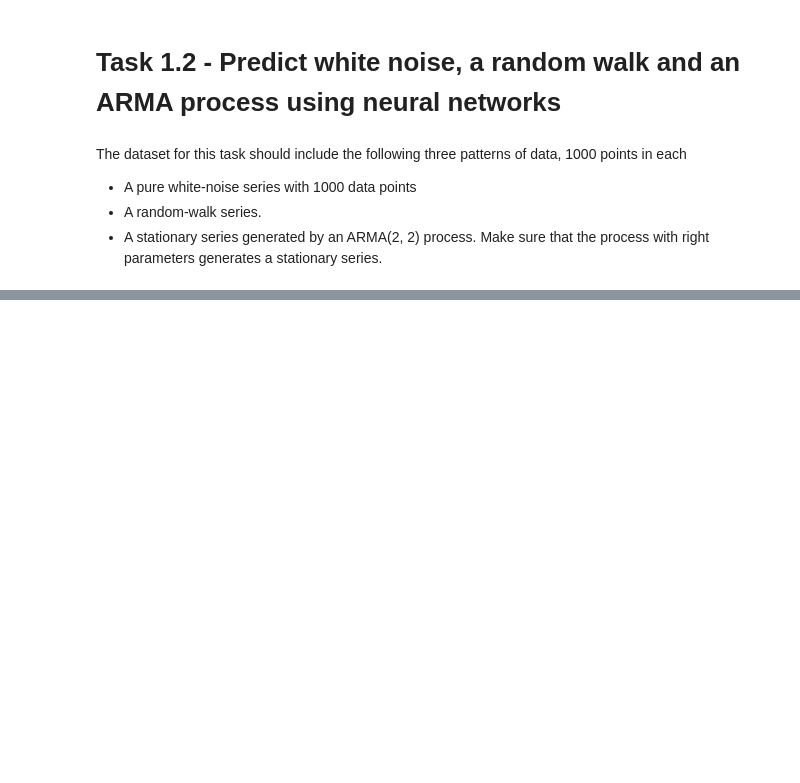
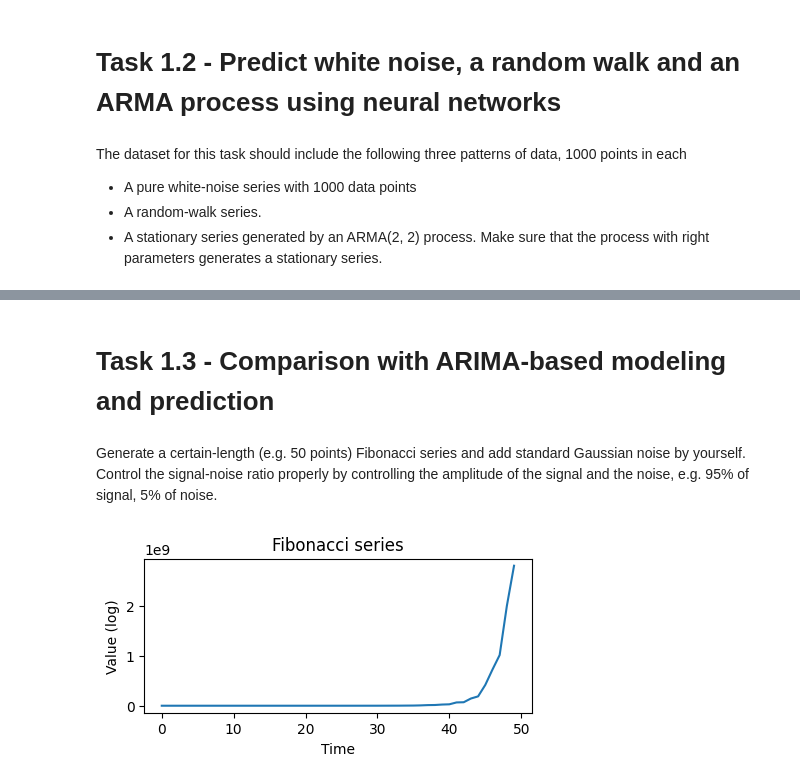
Before and after one commit to BeethovenKodar/IL2233-Project, a Jupyter notebook: 1-task.ipynb, the cells around one changed output, grey strips where cells are left out. Saved outputs shown, nothing was run; the diff lists cells and outputs as text; code cells hidden in the pictures; blank space fills up the shorter version.

Commit message:
some issues with arima

```diff
--- a/1-task.ipynb
+++ b/1-task.ipynb
@@ -270,0 +250,16 @@ plotdata(ARMA_series, ARMA_pred, arma_title, SAMPLE_SIZE, 4)
+# %% [markdown]
+# Task 1.3 - Comparison with ARIMA-based modeling and prediction
+# %% [markdown]
+Generate a certain-length (e.g. 50 points) Fibonacci series and add standard Gaussian noise by yourself. Control the signal-noise ratio properly by controlling the amplitude of the signal and the noise, e.g. 95% of signal, 5% of noise.
+# %%
+# create a fibonacci series of length 50
+LEN = 50
+fibonacci = Series(np.zeros(LEN), dtype=int)
+fibonacci[1] = 1
+for i in range(2, LEN):
+    fibonacci[i] = int(fibonacci[i-1] + fibonacci[i-2]) + np.random.normal(0, fibonacci[i-1]*0.3)
+
+fibonacci.plot(figsize=(5, 2), kind='line', xlabel='Time', ylabel='Value (log)', title='Fibonacci series')
+plt.show()
+# %% [output]
+[figure, added]
```
Also changed, not shown: parts of 6 cells of this notebook.
